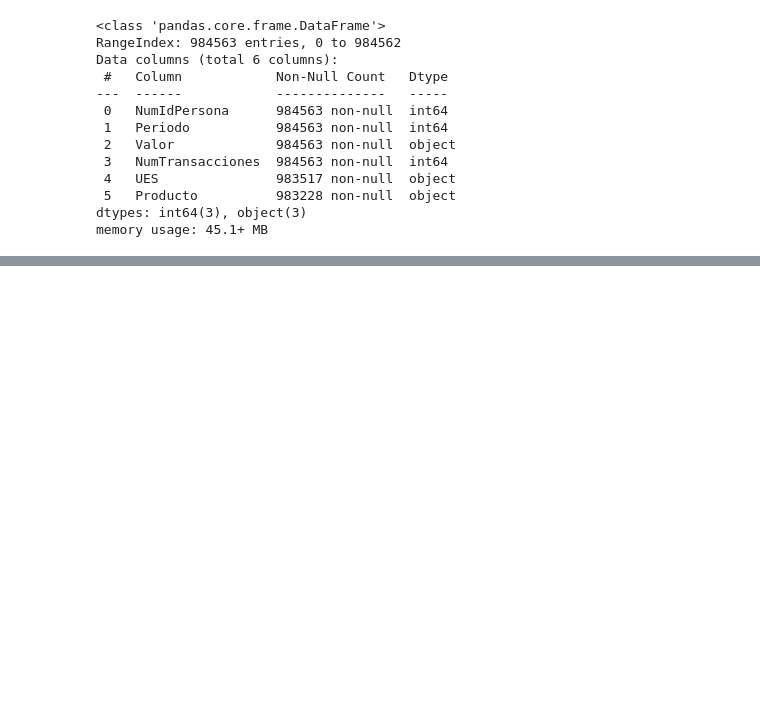
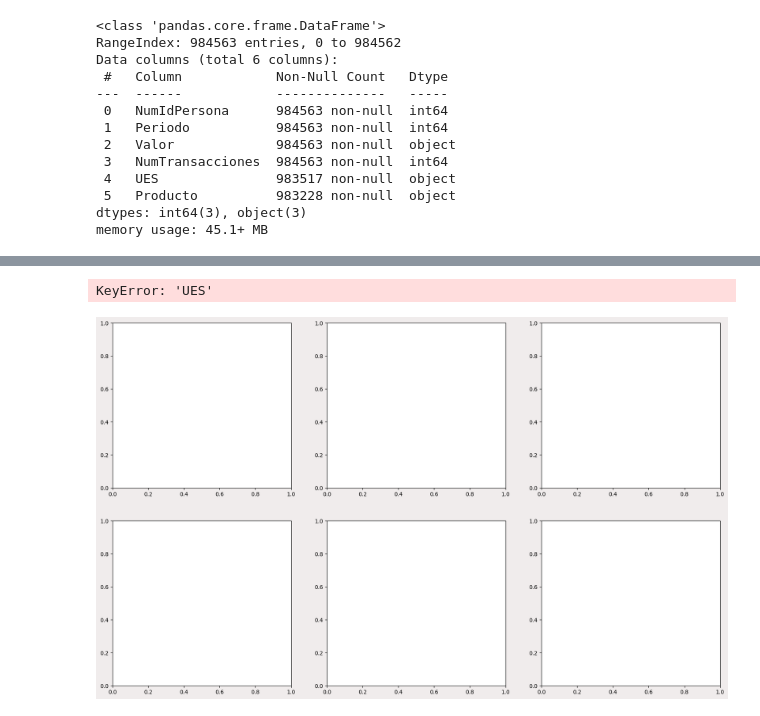
Before and after one commit to DanielAndresD/prueba-tecnica-colsubsidio, a Jupyter notebook: analisis_data.ipynb, the cells around one changed output, grey strips where cells are left out. Cells and saved outputs as stored; diff of their text form; code cells hidden in the pictures; blank space fills up the shorter version.

```diff
--- a/analisis_data.ipynb
+++ b/analisis_data.ipynb
@@ -248,0 +416,42 @@ consumos_df['Producto']=consumos_df['Producto'].fillna('DESCONOCIDO')
+# %%
+
+# Agrupar el DataFrame por "UES" y "Afiliacion" y sumar "NumTransacciones"
+df = empresas_personas_consumos_join.groupby(['UES', 'Afiliacion'])['NumTransacciones'].sum()
+
+# Obtener las UES únicas
+ues = empresas_personas_consumos_join['UES'].unique()
+
+# Configurar los colores para cada sección
+colors = ['#0297ff', '#ffff01', '#ffa07a', '#00fa9a', '#ff8c00']
+
+
+# Crear la figura con 3 subplots por fila
+fig, axs = plt.subplots(nrows=2, ncols=3, figsize=(20, 12), facecolor=col_fondo)
+
+# Recorrer las filas y las columnas para graficar cada UES
+for i, ues in enumerate(ues_list):
+    # Obtener los datos para la UES actual
+    df_ues = df[df['UES']==ues]
+    # Agrupar los datos por "Afiliacion" y sumar "NumTransacciones"
+    agrupado = df_ues.groupby('Afiliacion')['NumTransacciones'].sum()
+    # Calcular el porcentaje de participación de cada categoría de afiliación
+    participacion = 100 * agrupado / agrupado.sum()
+    # Crear el gráfico de torta correspondiente
+    ax = axs[i//3][i%3]
+    ax.pie(participacion, labels=participacion.index, colors=colors, autopct='%1.1f%%', textprops={'fontsize': ft_sz_label})
+    ax.set_title(ues, fontsize=ft_sz_title)
+
+# Agregar título general a la figura
+fig.suptitle('Participación de consumo por tipo de cliente y UES', fontsize=ft_sz_title+4, y=1.05)
+
+# Agregar leyenda general en la parte superior
+fig.text(0.5, 0.95, 'Leyenda: ' + ', '.join(participacion.index), ha='center', fontsize=ft_sz_label)
+
+# Ajustar los espacios entre los subplots y entre los bordes de la figura
+fig.subplots_adjust(wspace=0.3, hspace=0.3, top=0.85, bottom=0.05, left=0.05, right=0.95)
+
+# Mostrar el gráfico
+plt.show()
+# %% [output]
+KeyError: 'UES'
+[figure, added]
```
Also changed, not shown: parts of 22 cells of this notebook, 15 other files.
